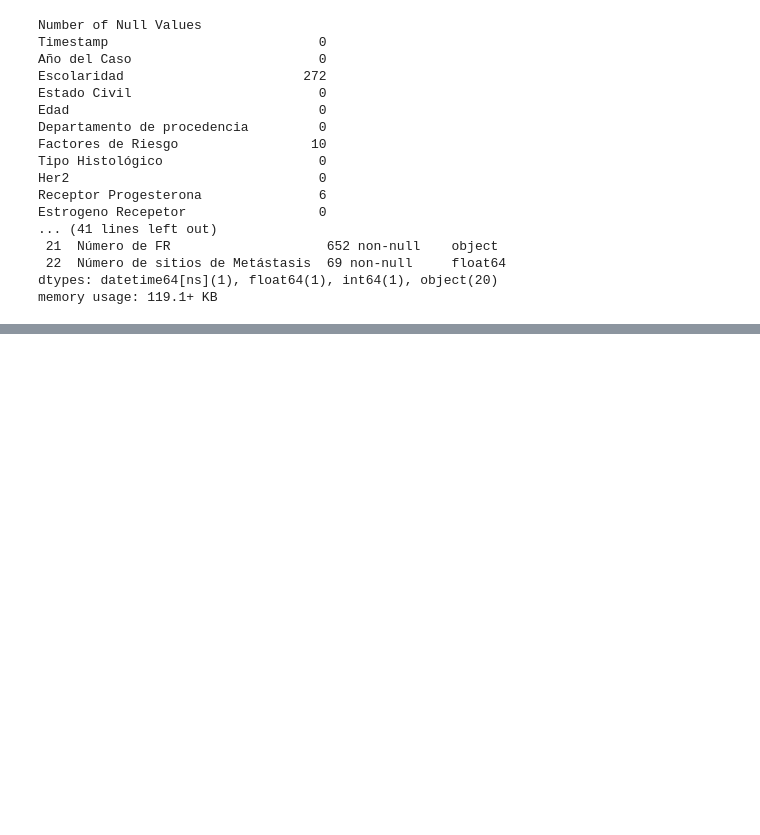
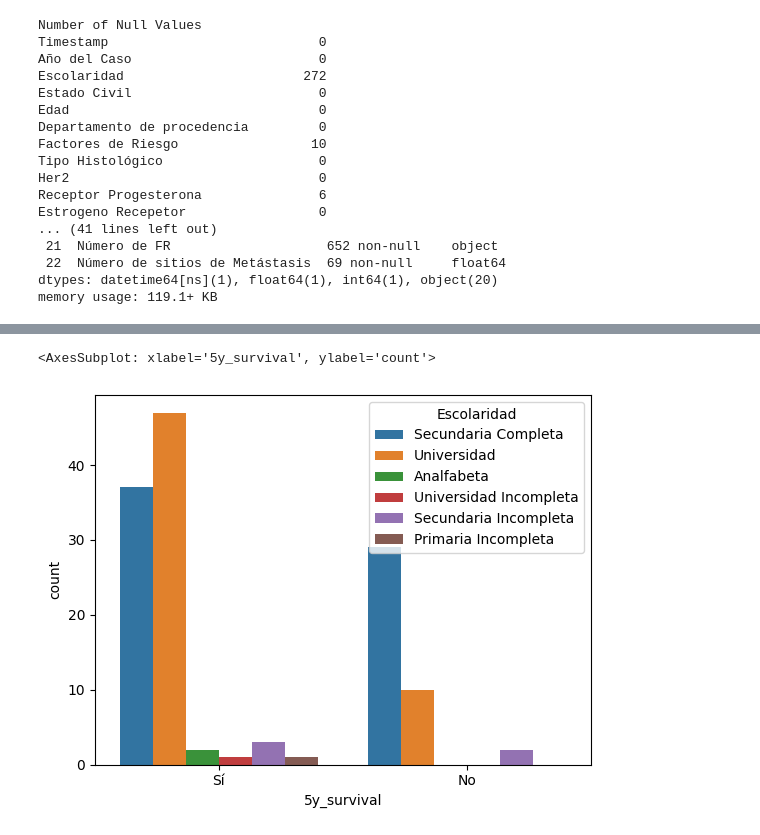
Before and after one commit to slesageq/Survivor_Analysis, a Jupyter notebook: analysis.ipynb, the cells around one changed output, grey strips where cells are left out. Saved outputs shown, nothing was run; the diff lists cells and outputs as text; code cells hidden in the pictures; blank space fills up the shorter version.

```diff
--- a/analysis.ipynb
+++ b/analysis.ipynb
@@ -578,0 +634,5 @@ memory usage: 119.1+ KB
+# %%
+sns.countplot(x=df_applies['5y_survival'], hue=df_applies['Escolaridad'])
+# %% [output]
+<AxesSubplot: xlabel='5y_survival', ylabel='count'>
+[figure, added]
```
Also changed, not shown: parts of 5 cells of this notebook.
